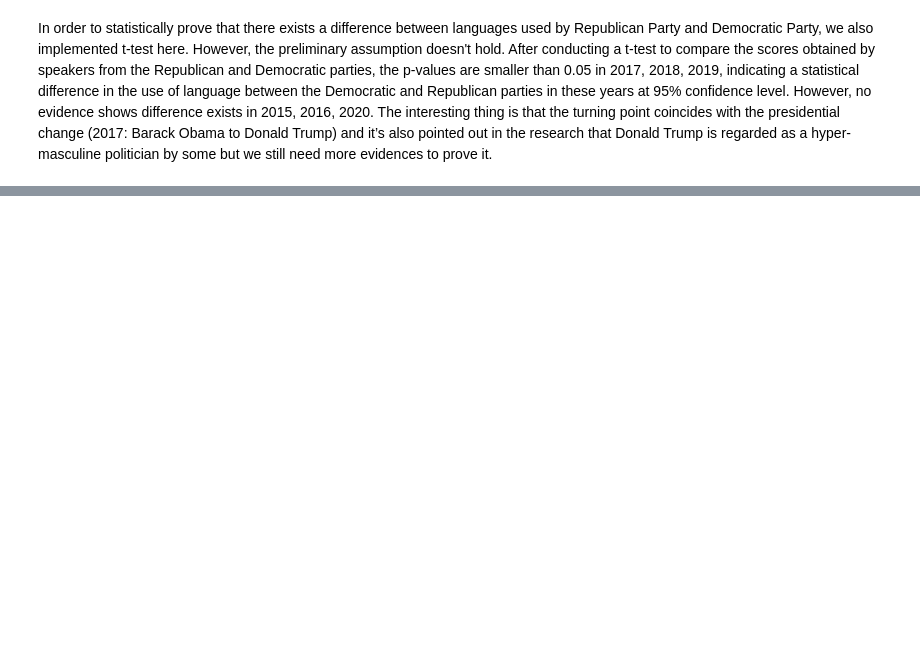
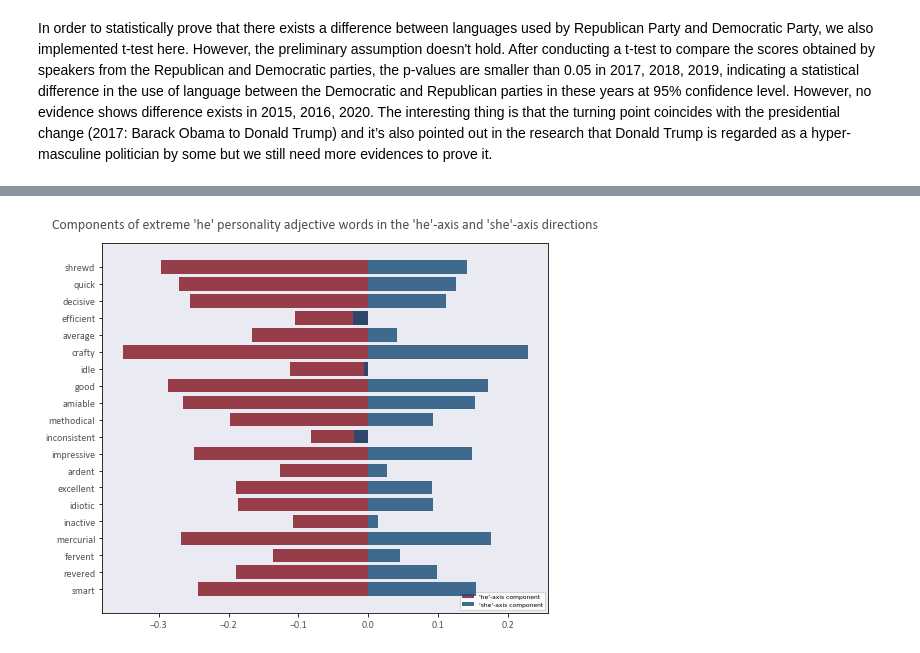
Before and after one commit to Yuxing0610/Gender_Bias_Analysis, a Jupyter notebook: data_analysis_final.ipynb, the cells around one changed output, grey strips where cells are left out. Saved outputs shown, nothing was run; the diff lists cells and outputs as text; code cells hidden in the pictures; blank space fills up the shorter version.

```diff
--- a/data_analysis_final.ipynb
+++ b/data_analysis_final.ipynb
@@ -720,0 +1002,9 @@ In order to statistically prove that there exists a difference between languages
+# %%
+with open('./wordlists/personality_adjs.txt', 'r') as fin:
+    personality_adjs = fin.readlines()
+    personality_adjs = [w.strip() for w in personality_adjs]
+
+personality_adjs = [w for w in personality_adjs if w in words]
+# %%
+male_data, female_data = E.find_extreme_words(anchor_words, personality_adjs, select_words_num)
+male_data, female_data
@@ -720,0 +1029,15 @@ In order to statistically prove that there exists a difference between languages
+# %%
+male_data.reverse()
+personality_adj_male = [w[1] for w in male_data]
+personality_adj_male_bias = [w[0] for w in male_data]
+personality_adj_male_he = [-E.v(w[1]).dot(E.v('he')) for w in male_data]
+personality_adj_male_she = [E.v(w[1]).dot(E.v('she')) for w in male_data]
+
+personality_adj_female = [w[1] for w in female_data]
+personality_adj_female_bias = [w[0] for w in female_data]
+personality_adj_female_he = [-E.v(w[1]).dot(E.v('he')) for w in female_data]
+personality_adj_female_she = [E.v(w[1]).dot(E.v('she')) for w in female_data]
+# %%
+display_bar_plot(personality_adj_male, personality_adj_male_he, personality_adj_male_she, "'he' personality adjective")
+# %% [output]
+[figure, added]
```
Also changed, not shown: parts of 29 cells of this notebook.
